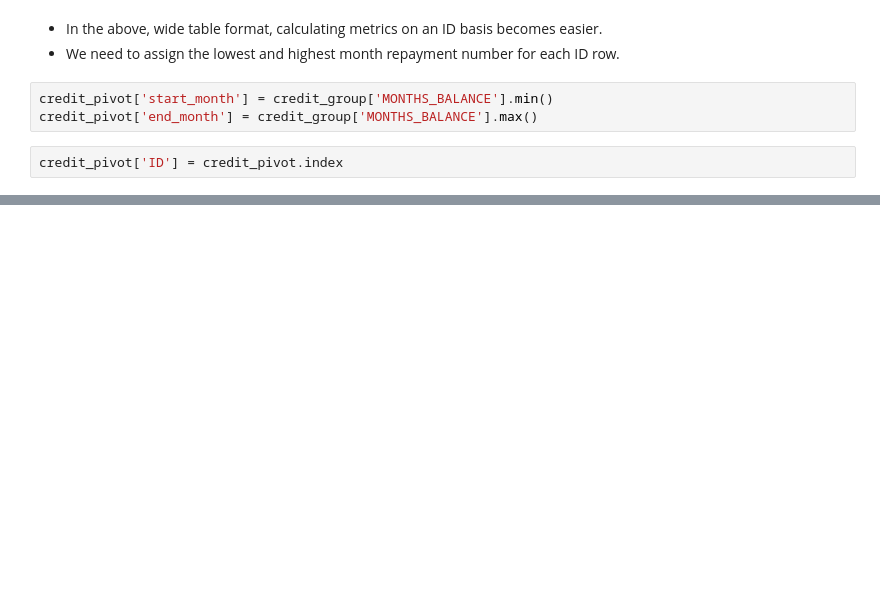
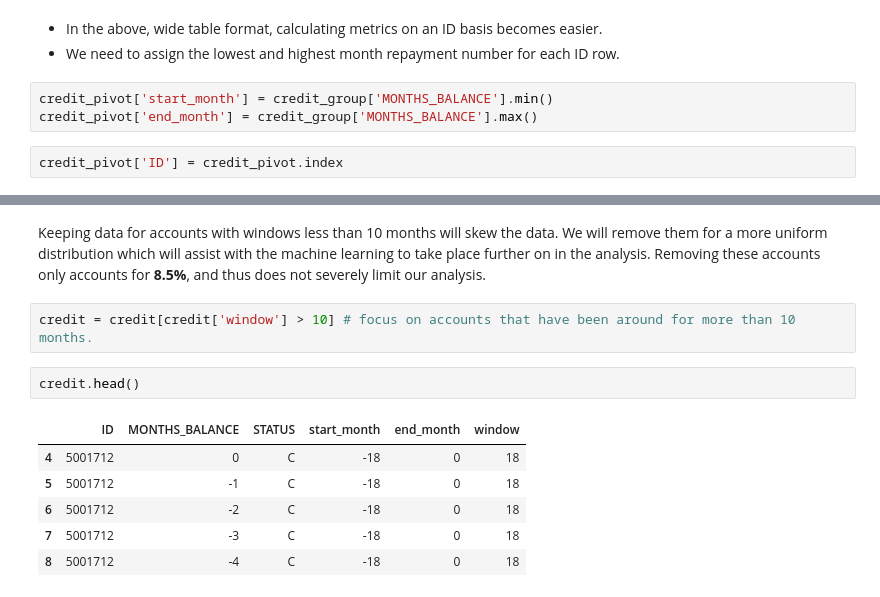
Before and after one commit to LoukasPerdikis/Credit-Card-Approval, a Jupyter notebook: credit_score.ipynb, the cells around one changed output, grey strips where cells are left out. Cells and saved outputs as stored; diff of their text form; blank space fills up the shorter version.

```diff
--- a/credit_score.ipynb
+++ b/credit_score.ipynb
@@ -230,0 +249,13 @@ credit_pivot
+# %% [markdown]
+Keeping data for accounts with windows less than 10 months will skew the data. We will remove them for a more uniform distribution which will assist with the machine learning to take place further on in the analysis. Removing these accounts only accounts for **8.5%**, and thus does not severely limit our analysis.
+# %%
+credit = credit[credit['window'] > 10] # focus on accounts that have been around for more than 10 months.
+# %%
+credit.head()
+# %% [output]
+|  | ID | MONTHS_BALANCE | STATUS | start_month | end_month | window |
+| 4 | 5001712 | 0 | C | -18 | 0 | 18 |
+| 5 | 5001712 | -1 | C | -18 | 0 | 18 |
+| 6 | 5001712 | -2 | C | -18 | 0 | 18 |
+| 7 | 5001712 | -3 | C | -18 | 0 | 18 |
+| 8 | 5001712 | -4 | C | -18 | 0 | 18 |
```
Also changed, not shown: parts of 12 cells of this notebook.
